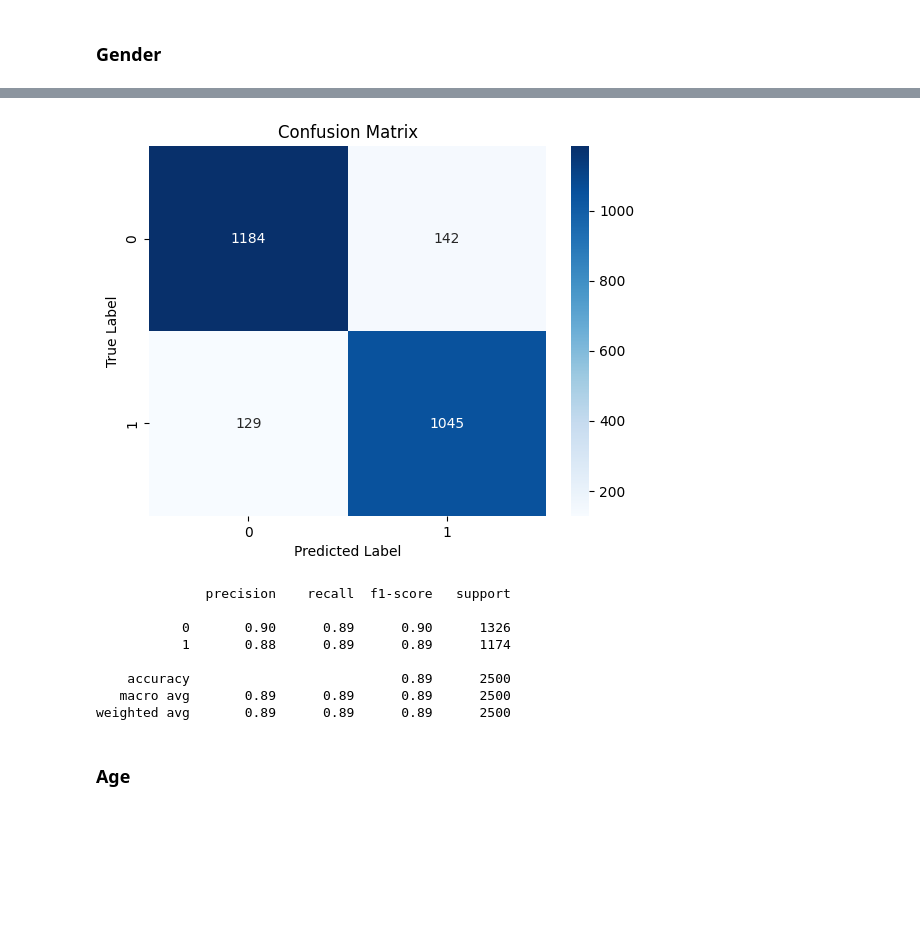
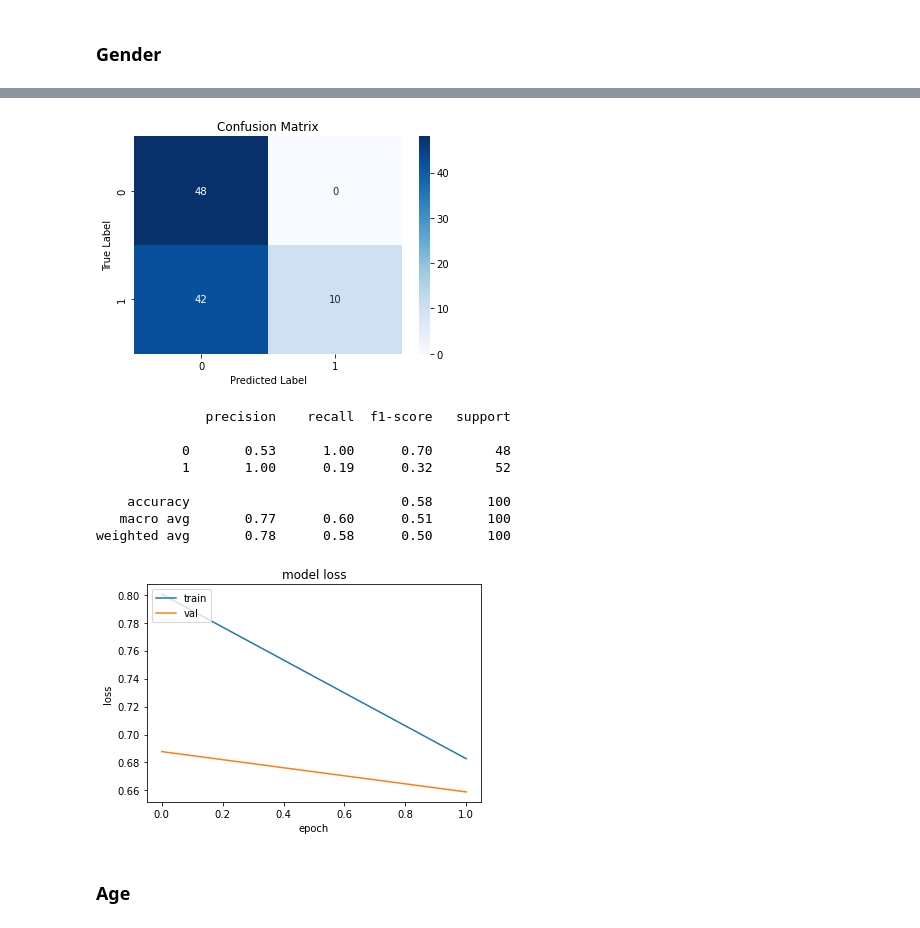
Before and after one commit to ASobreira/Advanced-Machine-Learning, a Jupyter notebook: Project/Project/only_cnn.ipynb, the cells around one changed output, grey strips where cells are left out. Drawn from its saved outputs; the diff is of its cells as text; code cells hidden in the pictures; blank space fills up the shorter version.

Commit message:
Data Balancing added, models running

```diff
--- a/Project/Project/only_cnn.ipynb
+++ b/Project/Project/only_cnn.ipynb
@@ -302,2 +219,10 @@ https://gist.github.com/mwaskom/de44147ed2974457ad6372750bbe5751
+# %%
+perm = np.random.permutation(len(X_genders))
+X_genders = X_genders[perm]
+y_genders = y_genders[perm]
+
+#use only a portion of the shuffled arrays for the train-test split
+X_genders = reduced_X_genders[:10000]
+y_genders = reduced_y_genders[:10000]
 # %% [markdown]
 # MODELS
@@ -341,7 +266,7 @@ def CNN (input_shape, output, activation):
 # %% [markdown]
 ### Gender
 # %%
-X_train, X_test, y_train, y_test = train_test_split(X, genders, test_size=0.2, random_state=42)
+X_train, X_test, y_train, y_test = train_test_split(X_genders, y_genders, test_size=0.2, random_state=42)
 # %%
 X_train = np.asarray(X_train)
 y_train = np.asarray(y_train)
@@ -373,7 +298,7 @@ _________________________________________________________________
 model.compile(optimizer="adam", loss="binary_crossentropy", metrics=['accuracy'])
 
 history_base_gender = model.fit(X_train, y_train,
-                    epochs=25,
+                    epochs=20,
                     batch_size=32,
                     validation_data=(X_test, y_test))
 # %% [output]
@@ -397,3 +309,3 @@ Epoch 25/25
 # %%
-prediction_metrics_gender(model, X_test, y_test, genders)
+prediction_metrics_gender(model, X_test, y_test, y_genders)
 # %% [output]
@@ -402,12 +314,16 @@ MCC:  0.7825761968532144
-[figure, old version]
+[figure, new version]
               precision    recall  f1-score   support
 
-           0       0.90      0.89      0.90      1326
-           1       0.88      0.89      0.89      1174
+           0       0.53      1.00      0.70        48
+           1       1.00      0.19      0.32        52
 
-    accuracy                           0.89      2500
-   macro avg       0.89      0.89      0.89      2500
-weighted avg       0.89      0.89      0.89      2500
+    accuracy                           0.58       100
+   macro avg       0.77      0.60      0.51       100
+weighted avg       0.78      0.58      0.50       100
+# %%
+loss_plot (history_base_gender)
+# %% [output]
+[figure, added]
 # %% [markdown]
 ### Age
 # %%
```
Also changed, not shown: parts of 101 cells of this notebook, 19 other files.
